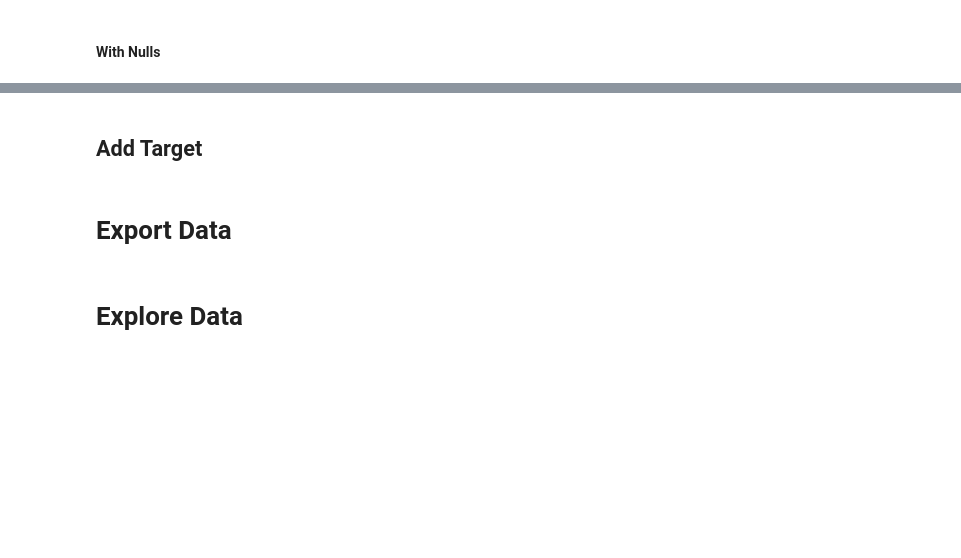
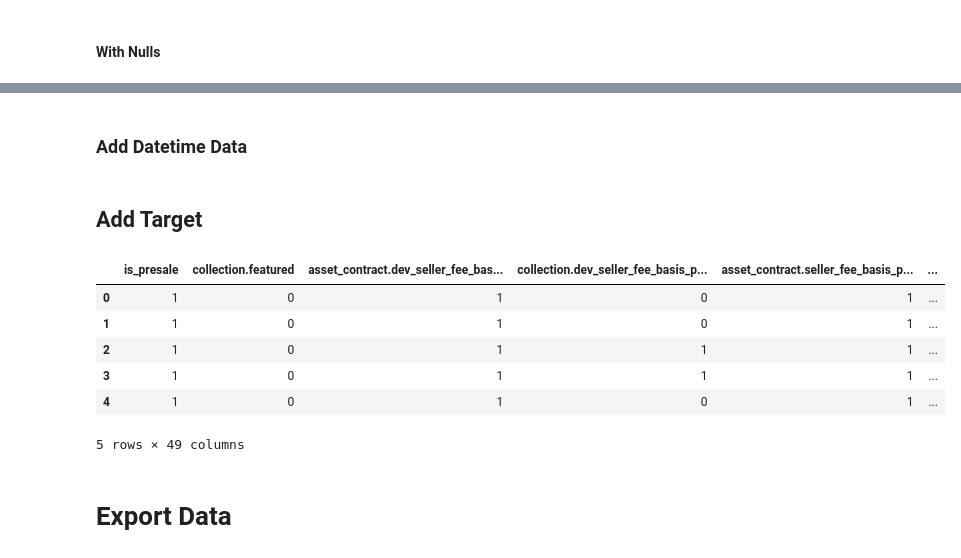
Before and after one commit to shawnjohnsamuel/nft-sale-prediction, a Jupyter notebook: notebooks/3_preprocessing.ipynb, the cells around one changed output, grey strips where cells are left out. Saved outputs shown, nothing was run; the diff lists cells and outputs as text; code cells hidden in the pictures; blank space fills up the shorter version.

```diff
--- a/notebooks/3_preprocessing.ipynb
+++ b/notebooks/3_preprocessing.ipynb
@@ -9,7 +9,7 @@ import matplotlib as plt
 # Data
 # %%
 parse_dates = ['asset_contract.created_date', 'collection.created_date']
-df = pd.read_csv('2_data_condensed.csv', low_memory=False, parse_dates=parse_dates)
+df = pd.read_csv('../data/2_data_condensed.csv', low_memory=False, parse_dates=parse_dates)
 # %%
 df.head()
 # %% [output]
@@ -574,13 +574,26 @@ Name: asset_contract.symbol, Length: 231, dtype: int64
 # %%
 for col in obj_col_withnull:
     df_binary[col] = np.where(df[col].isna(), 0, 1)
+# %% [markdown]
+### Add Datetime Data
+# %%
+for col in time_col:
+    df_binary[col] = df[col]
 # %% [markdown]
 ## Add Target
 # %%
 df_binary['target'] = df['target']
+# %%
+df_binary.head()
+# %% [output]
+|  | is_presale | collection.featured | asset_contract.dev_seller_fee_bas... | collection.dev_seller_fee_basis_p... | asset_contract.seller_fee_basis_p... | ... |
+| 0 | 1 | 0 | 1 | 0 | 1 | ... |
+| 1 | 1 | 0 | 1 | 0 | 1 | ... |
+| 2 | 1 | 0 | 1 | 1 | 1 | ... |
+| 3 | 1 | 0 | 1 | 1 | 1 | ... |
+| 4 | 1 | 0 | 1 | 0 | 1 | ... |
+5 rows × 49 columns
 # %% [markdown]
 # Export Data
 # %%
 df_binary.to_csv('../data/nft_binary.csv', index=False)
-# %% [markdown]
-# Explore Data
```
Also changed, not shown: parts of 10 cells of this notebook.
